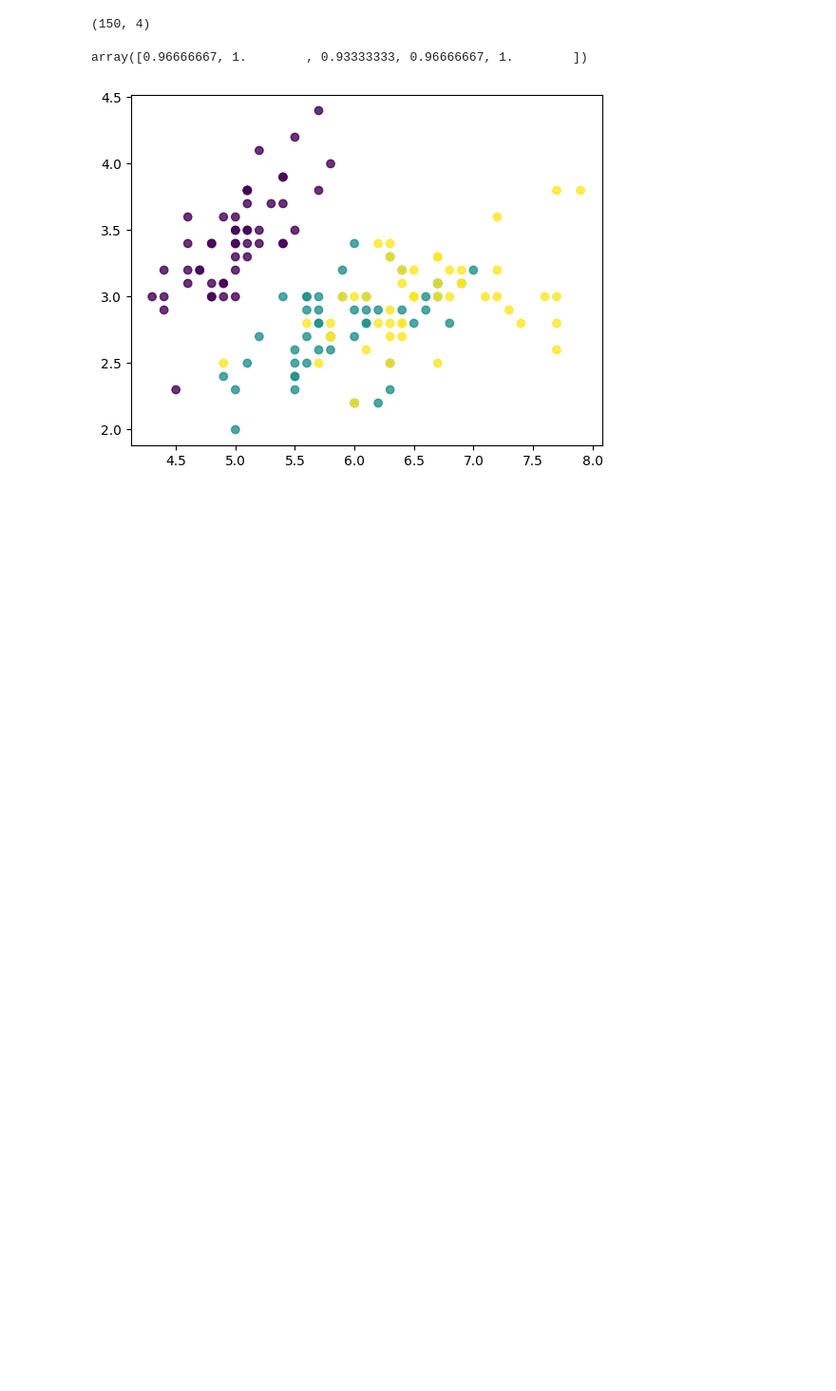
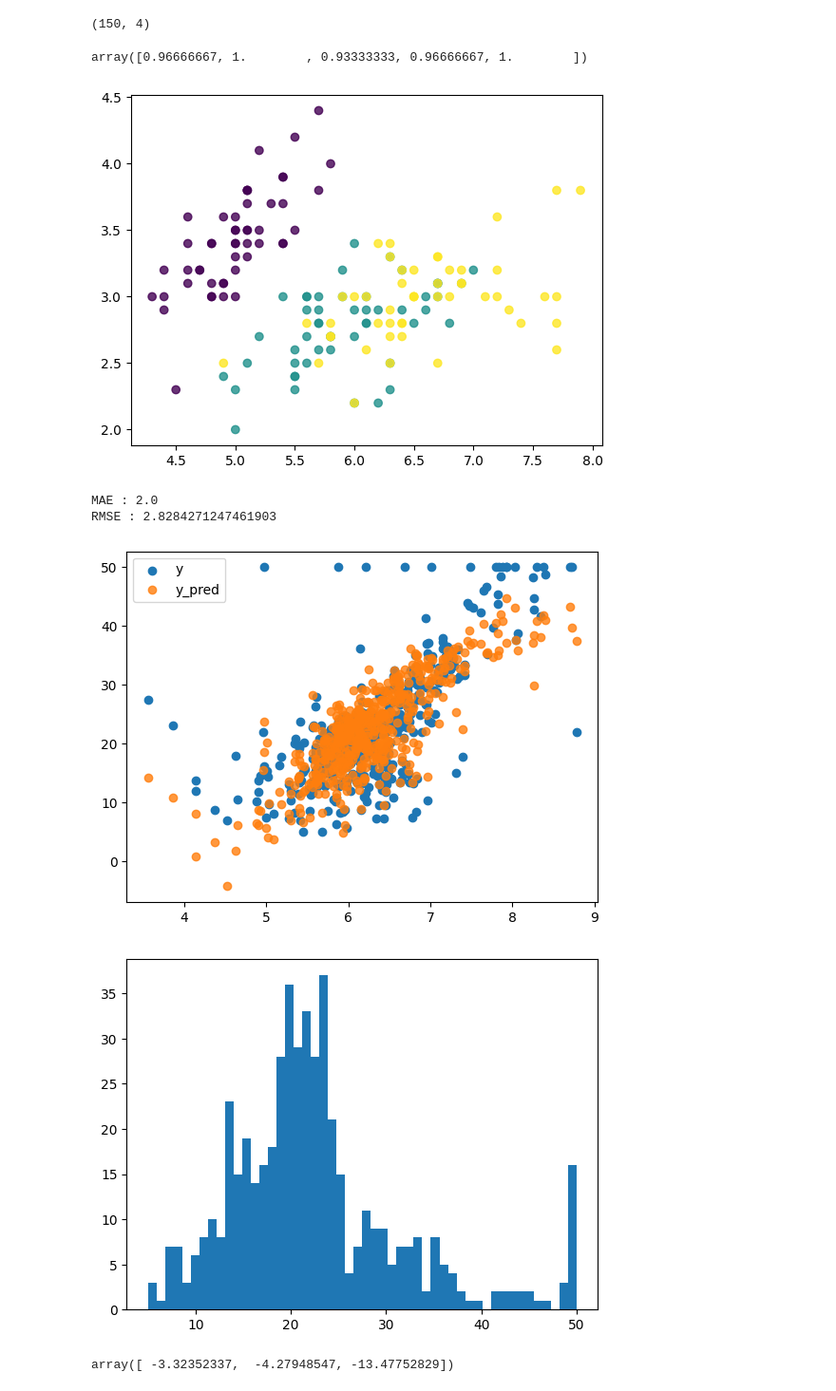
Before and after one commit to Bastion-LAB-UNIKIN/python_learning, a Jupyter notebook: machine_lenia.ipynb, the cells around one changed output. Shown at 95% size. Drawn from its saved outputs; the diff is of its cells as text; code cells hidden in the pictures; blank space fills up the shorter version.

```diff
--- a/machine_lenia.ipynb
+++ b/machine_lenia.ipynb
@@ -1431,12 +1431,51 @@ array([0.96666667, 1.        , 0.93333333, 0.96666667, 1.        ])
 # %%
 # Video 23
 
 # metric de regression
 
 from sklearn.metrics import *
 
-y = np.array([1])
-y_predict = np.array([2])
+y = np.array([1, 2])
+y_predict = np.array([5, 2])
 
 print('MAE :', mean_absolute_error(y, y_predict))
-print('ME :', mean_absolute_error(y, y_predict))
+print('RMSE :', np.sqrt(mean_squared_error(y, y_predict)))
+
+'''from sklearn.datasets import load_boston
+
+boston = load_boston()'''"MATPLOTLIB - Graphiques Importants (15_30) - YouTube.html"
+
+data_url = "http://lib.stat.cmu.edu/datasets/boston"
+raw_df = pd.read_csv(data_url, sep="\s+", skiprows=22, header=None)
+data = np.hstack([raw_df.values[::2, :], raw_df.values[1::2, :2]])
+target = raw_df.values[1::2, 2]
+
+boston = type('obj', (object,), {'data': data, 'target': target})()
+
+#suite à un probleme de dataset, j'ai pris ce code proposer par IA pour telecharger le data set directement sur le site
+
+X = boston.data
+y = boston.target
+
+model = LinearRegression()
+model.fit(X,y)
+y_pred = model.predict(X)
+
+plt.scatter(X[:, 5], y, label='y')
+plt.scatter(X[:, 5], y_pred, alpha=0.8, label='y_pred')
+plt.legend()
+
+plt.figure()
+err_hist = np.abs(y, y_pred)
+plt.hist(err_hist, bins = 50)
+plt.show()
+
+model.score(X,y)
+
+cross_val_score(LinearRegression(), X, y, cv = 3, scoring= 'neg_mean_absolute_error')
+# %% [output]
+MAE : 2.0
+RMSE : 2.8284271247461903
+[figure, added]
+[figure, added]
+array([ -3.32352337,  -4.27948547, -13.47752829])
```
Also changed, not shown: parts of 5 cells of this notebook.
